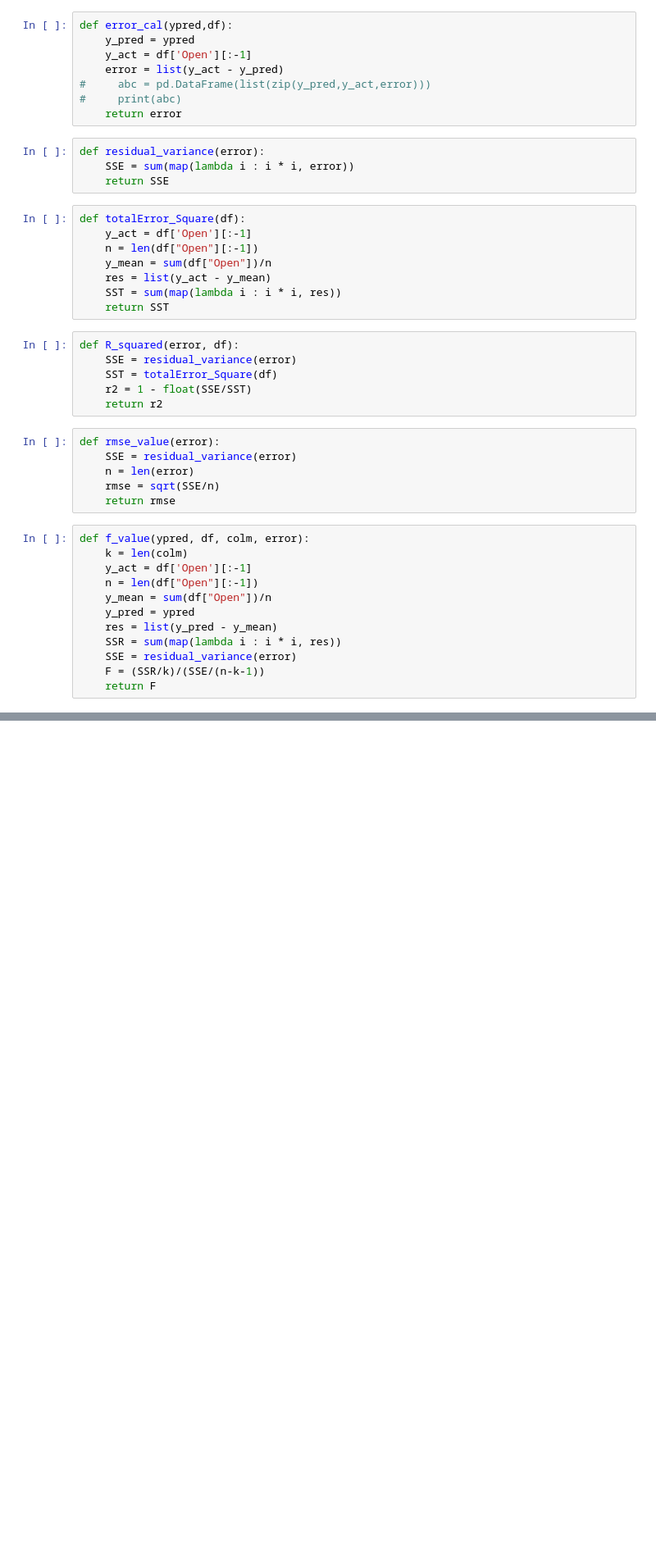
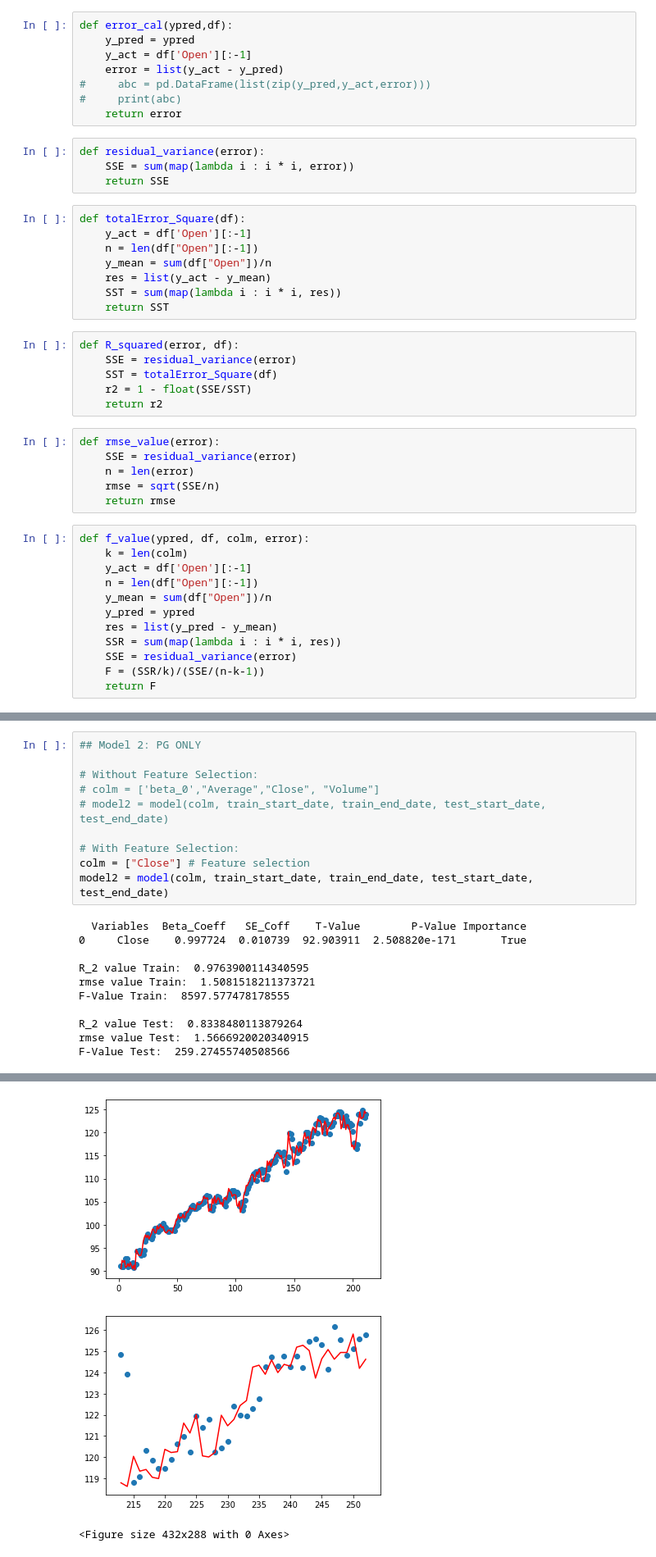
Before and after one commit to parthrana34/Machine-Learning-in-Finance, a Jupyter notebook: Dashboard/Shaishav/Presentation_2.ipynb, the cells around one changed output, grey strips where cells are left out. Shown at 82% size. Drawn from its saved outputs; the diff is of its cells as text; blank space fills up the shorter version.

```diff
--- a/Dashboard/Shaishav/Presentation_2.ipynb
+++ b/Dashboard/Shaishav/Presentation_2.ipynb
@@ -217,0 +241,21 @@ plt.scatter(x,y)
+# %%
+## Model 2: PG ONLY
+
+# Without Feature Selection:
+# colm = ['beta_0',"Average","Close", "Volume"]
+# model2 = model(colm, train_start_date, train_end_date, test_start_date, test_end_date)
+
+# With Feature Selection:
+colm = ["Close"] # Feature selection
+model2 = model(colm, train_start_date, train_end_date, test_start_date, test_end_date)
+# %% [output]
+  Variables  Beta_Coeff   SE_Coff    T-Value        P-Value Importance
+0     Close    0.997724  0.010739  92.903911  2.508820e-171       True
+
+R_2 value Train:  0.9763900114340595
+rmse value Train:  1.5081518211373721
+F-Value Train:  8597.577478178555
+
+R_2 value Test:  0.8338480113879264
+rmse value Test:  1.5666920020340915
+F-Value Test:  259.27455740508566
@@ -217,0 +263,3 @@ plt.scatter(x,y)
+[figure, added]
+[figure, added]
+<Figure size 432x288 with 0 Axes>
```
Also changed, not shown: parts of 16 cells of this notebook.
